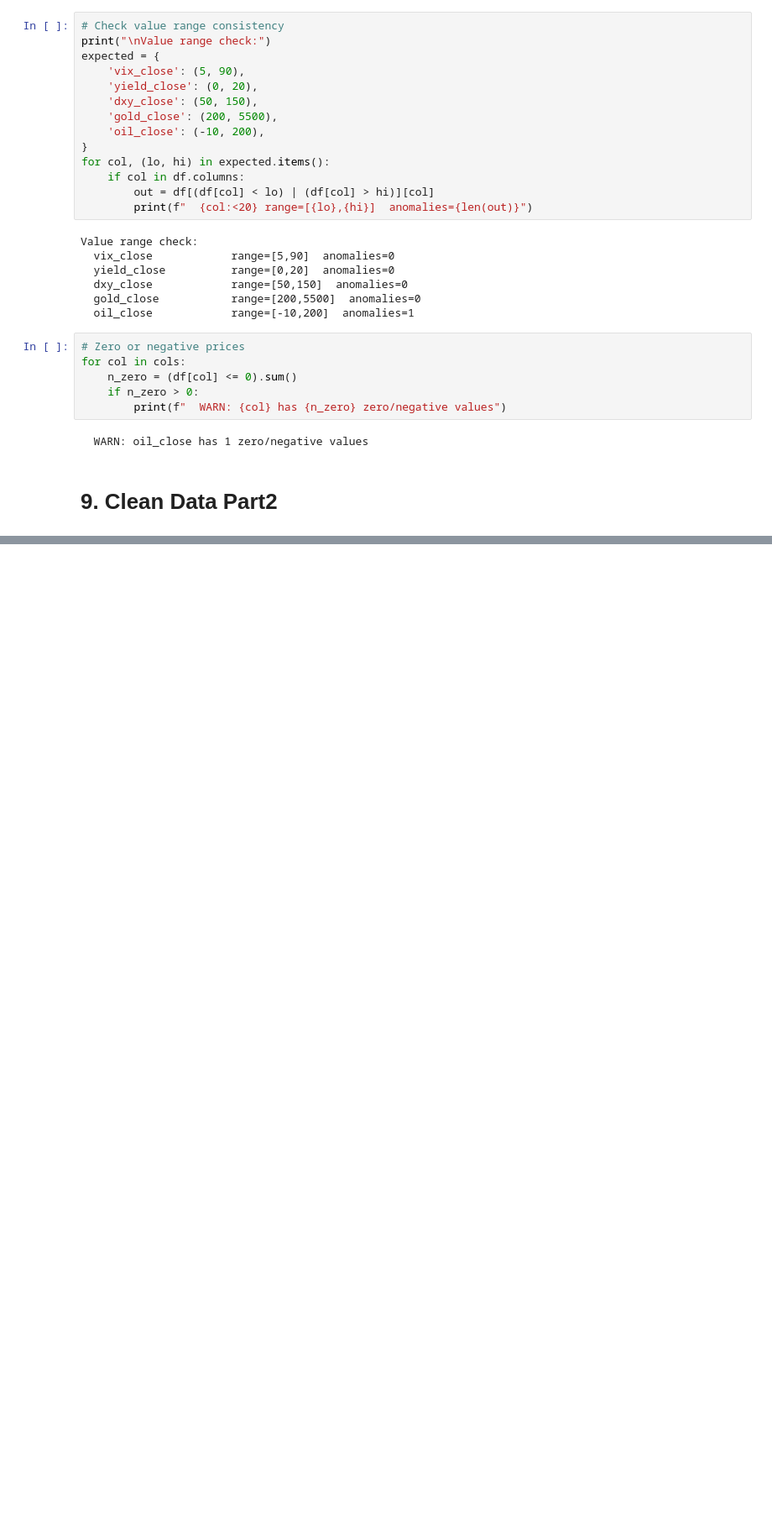
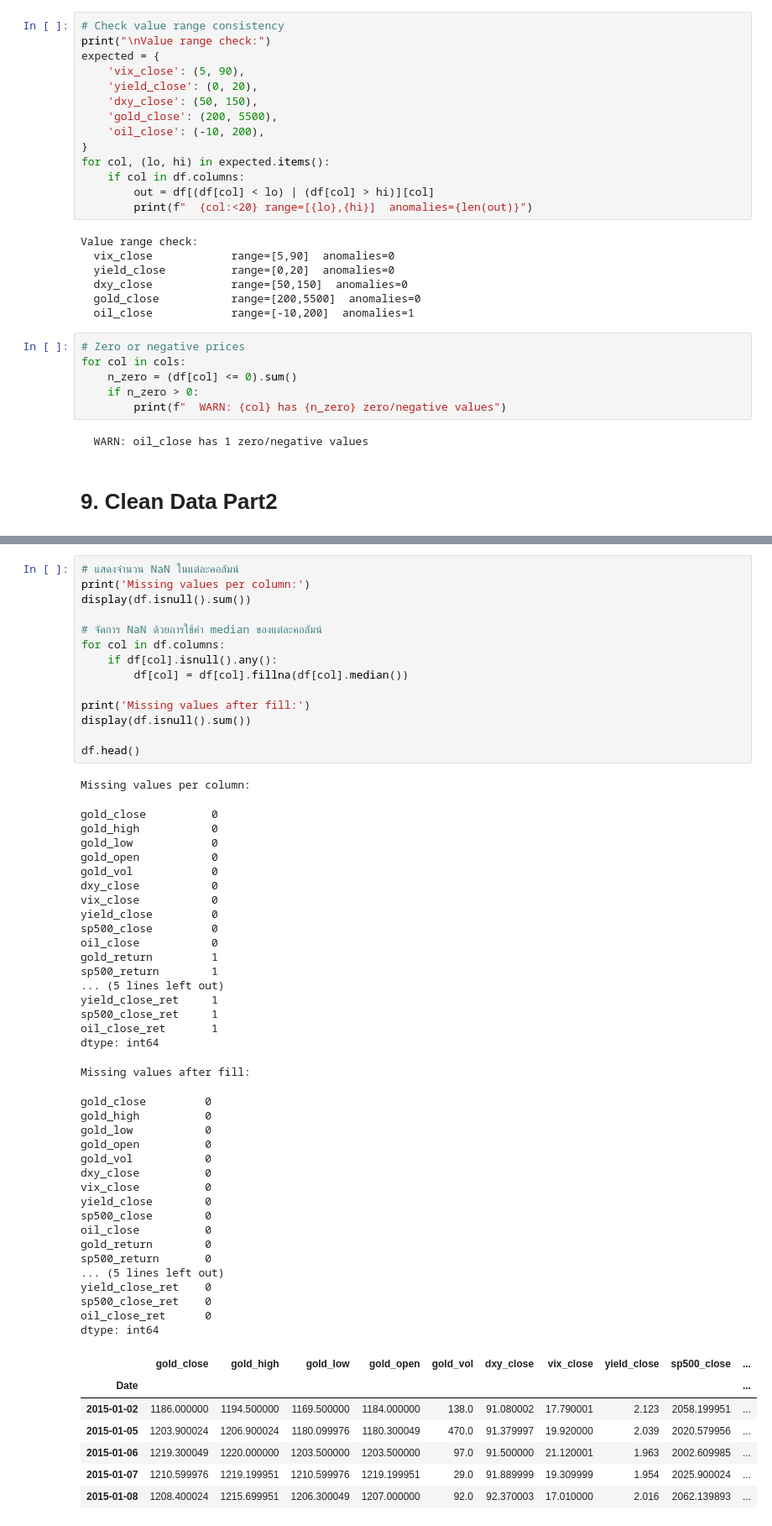
Before and after one commit to atiwit/CPE232-goldpriceforecast, a Jupyter notebook: notebooks/3_eda.ipynb, the cells around one changed output, grey strips where cells are left out. Shown at 84% size. Cells and saved outputs as stored; diff of their text form; blank space fills up the shorter version.

```diff
--- a/notebooks/3_eda.ipynb
+++ b/notebooks/3_eda.ipynb
@@ -687,0 +727,58 @@ for col in cols:
+# %%
+# แสดงจำนวน NaN ในแต่ละคอลัมน์
+print('Missing values per column:')
+display(df.isnull().sum())
+
+# จัดการ NaN ด้วยการใช้ค่า median ของแต่ละคอลัมน์
+for col in df.columns:
+    if df[col].isnull().any():
+        df[col] = df[col].fillna(df[col].median())
+
+print('Missing values after fill:')
+display(df.isnull().sum())
+
+df.head()
+# %% [output]
+Missing values per column:
+gold_close          0
+gold_high           0
+gold_low            0
+gold_open           0
+gold_vol            0
+dxy_close           0
+vix_close           0
+yield_close         0
+sp500_close         0
+oil_close           0
+gold_return         1
+sp500_return        1
+... (5 lines left out)
+yield_close_ret     1
+sp500_close_ret     1
+oil_close_ret       1
+dtype: int64
+Missing values after fill:
+gold_close         0
+gold_high          0
+gold_low           0
+gold_open          0
+gold_vol           0
+dxy_close          0
+vix_close          0
+yield_close        0
+sp500_close        0
+oil_close          0
+gold_return        0
+sp500_return       0
+... (5 lines left out)
+yield_close_ret    0
+sp500_close_ret    0
+oil_close_ret      0
+dtype: int64
+|  | gold_close | gold_high | gold_low | gold_open | gold_vol | dxy_close | vix_close | yield_close | sp500_close | ... |
+| Date |  |  |  |  |  |  |  |  |  | ... |
+| 2015-01-02 | 1186.000000 | 1194.500000 | 1169.500000 | 1184.000000 | 138.0 | 91.080002 | 17.790001 | 2.123 | 2058.199951 | ... |
+| 2015-01-05 | 1203.900024 | 1206.900024 | 1180.099976 | 1180.300049 | 470.0 | 91.379997 | 19.920000 | 2.039 | 2020.579956 | ... |
+| 2015-01-06 | 1219.300049 | 1220.000000 | 1203.500000 | 1203.500000 | 97.0 | 91.500000 | 21.120001 | 1.963 | 2002.609985 | ... |
+| 2015-01-07 | 1210.599976 | 1219.199951 | 1210.599976 | 1219.199951 | 29.0 | 91.889999 | 19.309999 | 1.954 | 2025.900024 | ... |
+| 2015-01-08 | 1208.400024 | 1215.699951 | 1206.300049 | 1207.000000 | 92.0 | 92.370003 | 17.010000 | 2.016 | 2062.139893 | ... |
```
Also changed, not shown: parts of 7 cells of this notebook, 1 other file.
